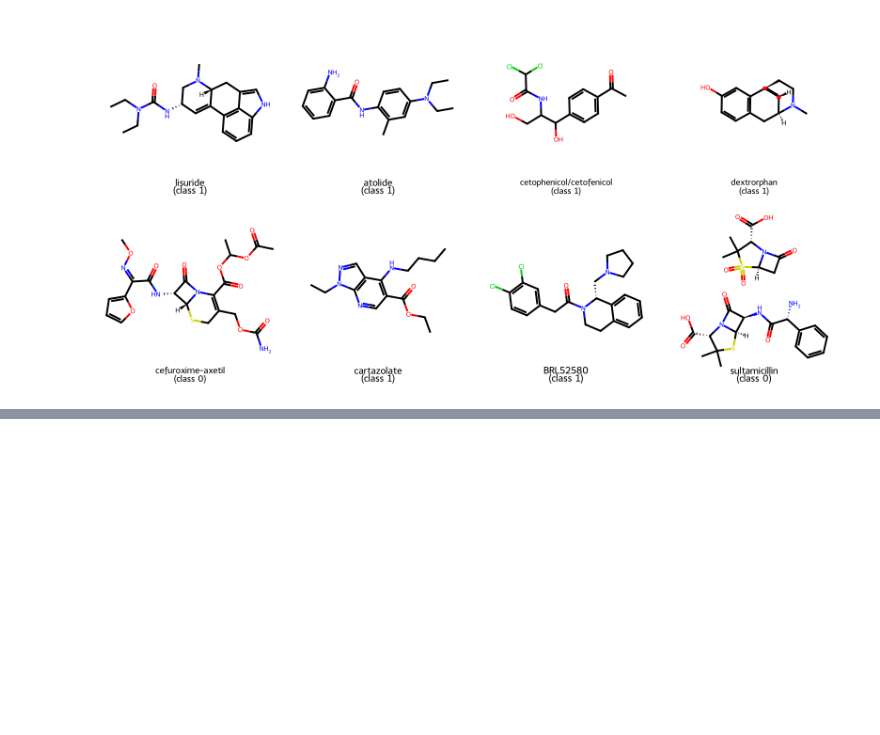
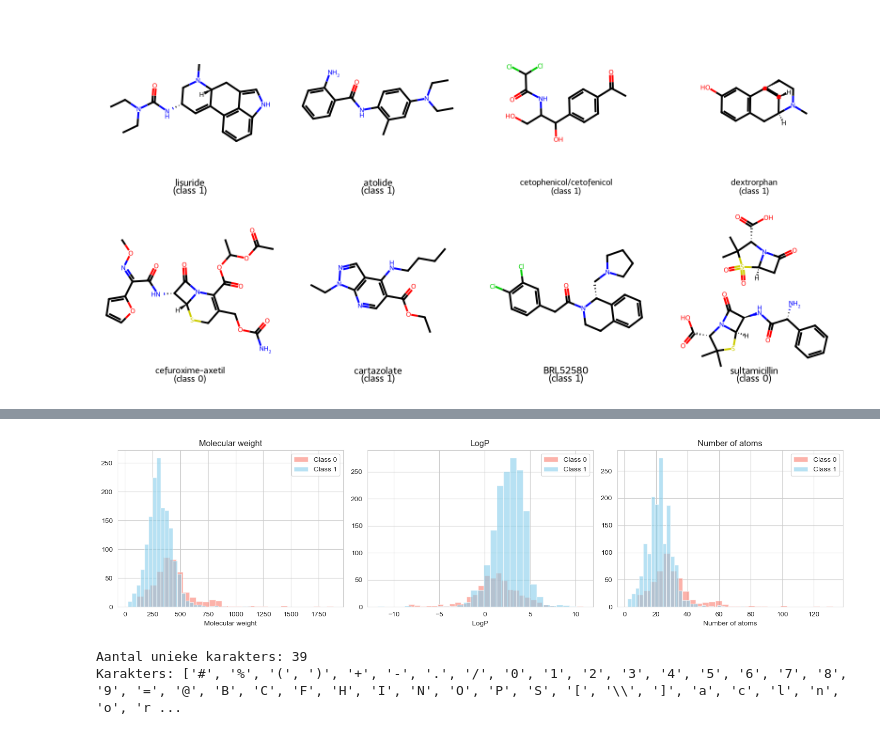
Before and after one commit to elhartw/ML4CHEM, a Jupyter notebook: notebooks_EDA/01_eda.ipynb, the cells around one changed output, grey strips where cells are left out. Drawn from its saved outputs; the diff is of its cells as text; code cells hidden in the pictures; blank space fills up the shorter version.

```diff
--- a/notebooks_EDA/01_eda.ipynb
+++ b/notebooks_EDA/01_eda.ipynb
@@ -138,3 +138,27 @@ img = Draw.MolsToGridImage(mols, molsPerRow=4, subImgSize=(200, 200),
 img
 # %% [output]
 [figure]
+# %%
+# Bereken een paar eigenschappen om de chemie te verkennen
+df_valid = df[df['valid']].copy()
+df_valid['mol'] = df_valid['smiles'].apply(Chem.MolFromSmiles)
+df_valid['mol_weight'] = df_valid['mol'].apply(Descriptors.MolWt)
+df_valid['logp'] = df_valid['mol'].apply(Descriptors.MolLogP)
+df_valid['n_atoms'] = df_valid['mol'].apply(lambda m: m.GetNumAtoms())
+
+# Plot verdelingen per class
+fig, axes = plt.subplots(1, 3, figsize=(15, 4))
+
+for ax, col, title in zip(axes,
+                           ['mol_weight', 'logp', 'n_atoms'],
+                           ['Molecular weight', 'LogP', 'Number of atoms']):
+    for cls, color in [(0, 'salmon'), (1, 'skyblue')]:
+        subset = df_valid[df_valid['p_np'] == cls]
+        ax.hist(subset[col], bins=30, alpha=0.6, label=f'Class {cls}', color=color)
+    ax.set_title(title)
+    ax.set_xlabel(title)
+    ax.legend()
+
+plt.tight_layout()
+plt.show()
+# %% [output]
@@ -140,0 +182,12 @@ img
+[figure, added]
+# %%
+# Voor een CNN op SMILES moet je weten welke karakters er voorkomen
+all_chars = set()
+for s in df['smiles']:
+    all_chars.update(s)
+
+print(f"Aantal unieke karakters: {len(all_chars)}")
+print(f"Karakters: {sorted(all_chars)}")
+# %% [output]
+Aantal unieke karakters: 39
+Karakters: ['#', '%', '(', ')', '+', '-', '.', '/', '0', '1', '2', '3', '4', '5', '6', '7', '8', '9', '=', '@', 'B', 'C', 'F', 'H', 'I', 'N', 'O', 'P', 'S', '[', '\\', ']', 'a', 'c', 'l', 'n', 'o', 'r ...
```
Also changed, not shown: parts of 1 cell of this notebook, 1 other file.
